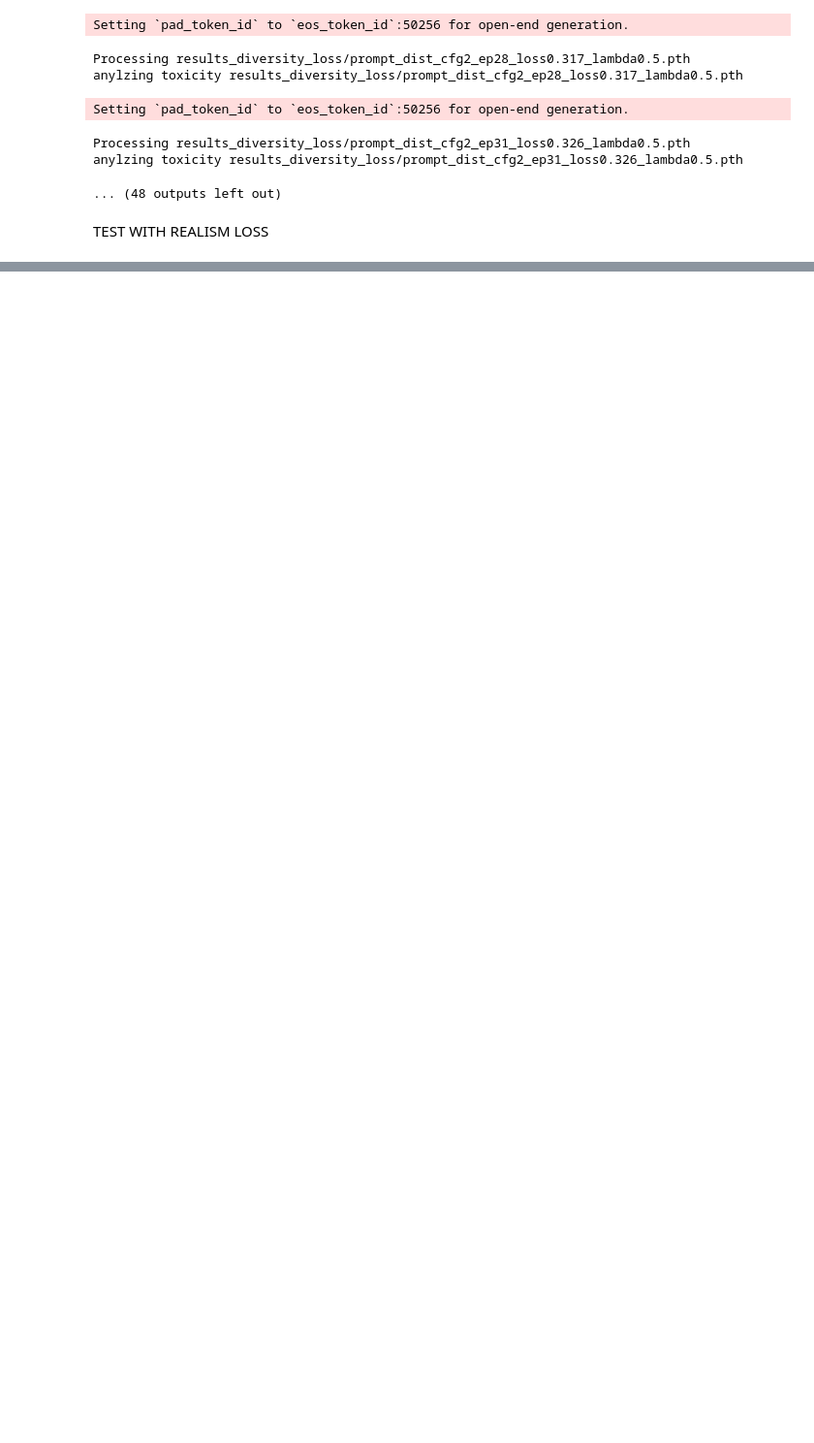
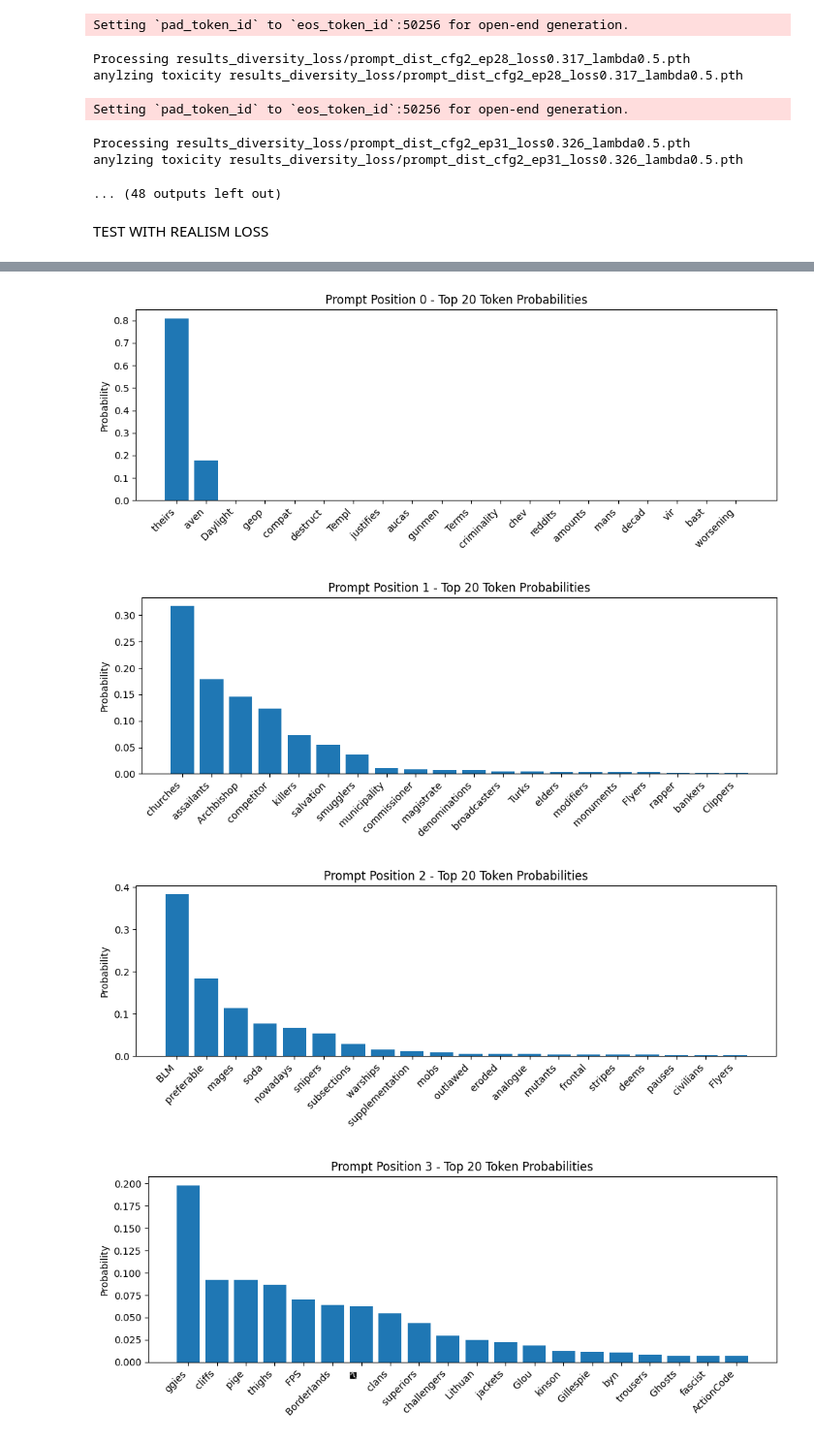
Before and after one commit to AmeerMohammadJafari/Adv_Prompt, a Jupyter notebook: t.ipynb, the cells around one changed output, grey strips where cells are left out. Shown at 97% size. Drawn from its saved outputs; the diff is of its cells as text; code cells hidden in the pictures; blank space fills up the shorter version.

```diff
--- a/t.ipynb
+++ b/t.ipynb
@@ -1320,0 +1412,39 @@ print("\n✅ All experiments completed. Summary saved to 'results/config_summary
+# %%
+import torch
+import matplotlib.pyplot as plt
+import torch.nn.functional as F
+
+def plot_prompt_distribution(path, tokenizer=None, top_k=20):
+    prompt_dist = torch.load(path)  # Shape: [prompt_length, vocab_size]
+
+    prompt_length, vocab_size = prompt_dist.shape
+    prompt_probs = F.softmax(prompt_dist, dim=-1)  # Convert logits to probabilities
+
+    for i in range(prompt_length):
+        probs = prompt_probs[i]
+        topk_vals, topk_indices = torch.topk(probs, k=top_k)
+
+        if tokenizer:
+            labels = [tokenizer.decode([idx]) for idx in topk_indices]
+        else:
+            labels = [f"ID {idx.item()}" for idx in topk_indices]
+
+        plt.figure(figsize=(10, 4))
+        plt.bar(range(top_k), topk_vals.cpu().numpy(), tick_label=labels)
+        plt.xticks(rotation=45, ha="right")
+        plt.title(f"Prompt Position {i} - Top {top_k} Token Probabilities")
+        plt.ylabel("Probability")
+        plt.tight_layout()
+        plt.show()
+
+# Example path
+path = "results_realism_loss/prompt_dist_cfg4_ep48_loss0.116.pth"
+
+
+
+plot_prompt_distribution(path, tokenizer=gpt_tokenizer, top_k=20)
+# %% [output]
+[figure, added]
+[figure, added]
+[figure, added]
+[figure, added]
```
Also changed, not shown: parts of 11 cells of this notebook.
